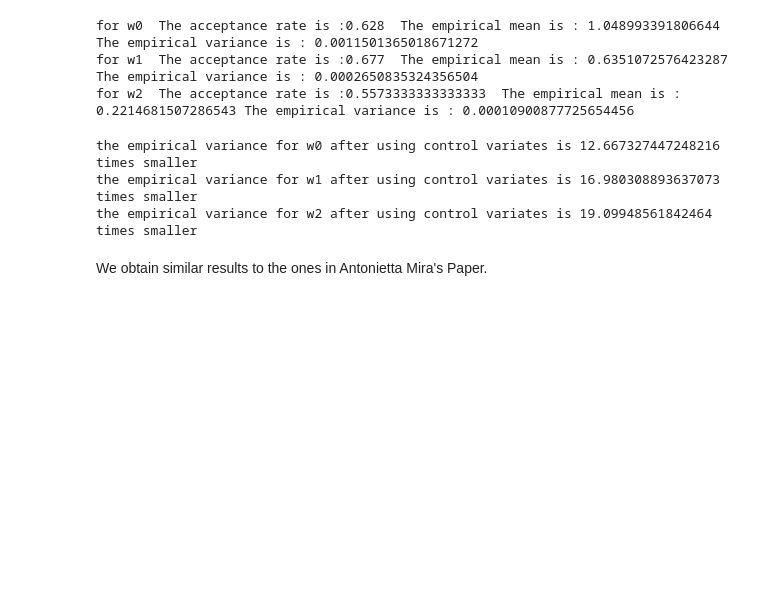
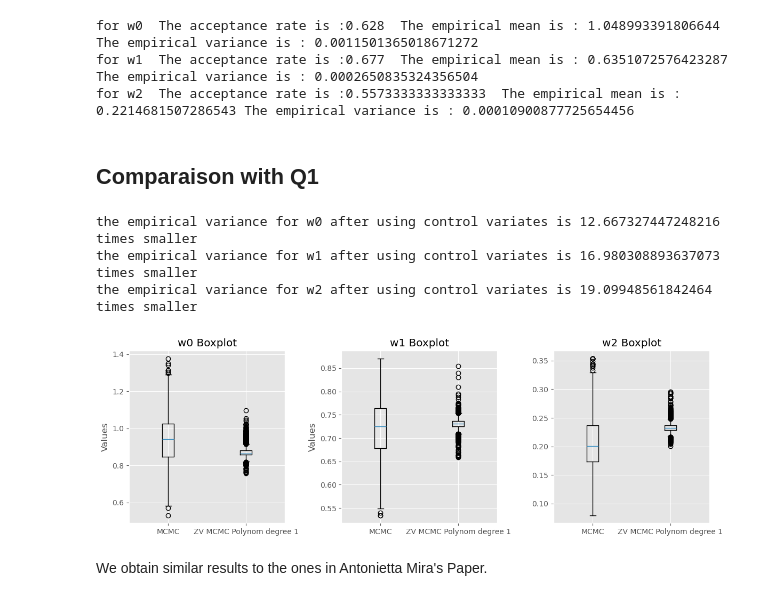
Before and after one commit to tahatt13/GARCH_MCMC, a Jupyter notebook: MCMCGARCH_FINAL.ipynb, the cells around one changed output. Cells and saved outputs as stored; diff of their text form; code cells hidden in the pictures; blank space fills up the shorter version.

Commit message:
Added boxplots

```diff
--- a/MCMCGARCH_FINAL.ipynb
+++ b/MCMCGARCH_FINAL.ipynb
@@ -560,6 +560,8 @@ print(f"for w2  The acceptance rate is :{V[2][2]}  The empirical mean is : {V[0]
 for w0  The acceptance rate is :0.628  The empirical mean is : 1.048993391806644 The empirical variance is : 0.0011501365018671272
 for w1  The acceptance rate is :0.677  The empirical mean is : 0.6351072576423287 The empirical variance is : 0.0002650835324356504
 for w2  The acceptance rate is :0.5573333333333333  The empirical mean is : 0.2214681507286543 The empirical variance is : 0.00010900877725654456
+# %% [markdown]
+## Comparaison with Q1
 # %%
 print(f"the empirical variance for w0 after using control variates is {U[1][0] / V[1][0]} times smaller")
 print(f"the empirical variance for w1 after using control variates is {U[1][1] / V[1][1]} times smaller")
@@ -568,6 +570,30 @@ print(f"the empirical variance for w2 after using control variates is {U[1][2] /
 the empirical variance for w0 after using control variates is 12.667327447248216 times smaller
 the empirical variance for w1 after using control variates is 16.980308893637073 times smaller
 the empirical variance for w2 after using control variates is 19.09948561842464 times smaller
+# %%
+fig, axes = plt.subplots(1, 3, figsize=(12, 4))
+
+# w_0 box-plot
+axes[0].boxplot([U[-3][B:], V[-3][B:]])
+axes[0].set_xticklabels(['MCMC', 'ZV MCMC Polynom degree 1'])
+axes[0].set_ylabel('Values')
+axes[0].set_title('w0 Boxplot')
+
+# w_1 box-plot
+axes[1].boxplot([U[-2][B:], V[-2][B:]])
+axes[1].set_xticklabels(['MCMC', 'ZV MCMC Polynom degree 1'])
+axes[1].set_ylabel('Values')
+axes[1].set_title('w1 Boxplot')
+
+# w_2 box-plot
+axes[2].boxplot([U[-1][B:], V[-1][B:]])
+axes[2].set_xticklabels(['MCMC', 'ZV MCMC Polynom degree 1'])
+axes[2].set_title('w2 Boxplot')
+
+fig.tight_layout()
+plt.show()
+# %% [output]
+[figure, added]
 # %% [markdown]
 We obtain similar results to the ones in Antonietta Mira's Paper.
 # %% [markdown]
```
Also changed, not shown: parts of 2 cells of this notebook.
